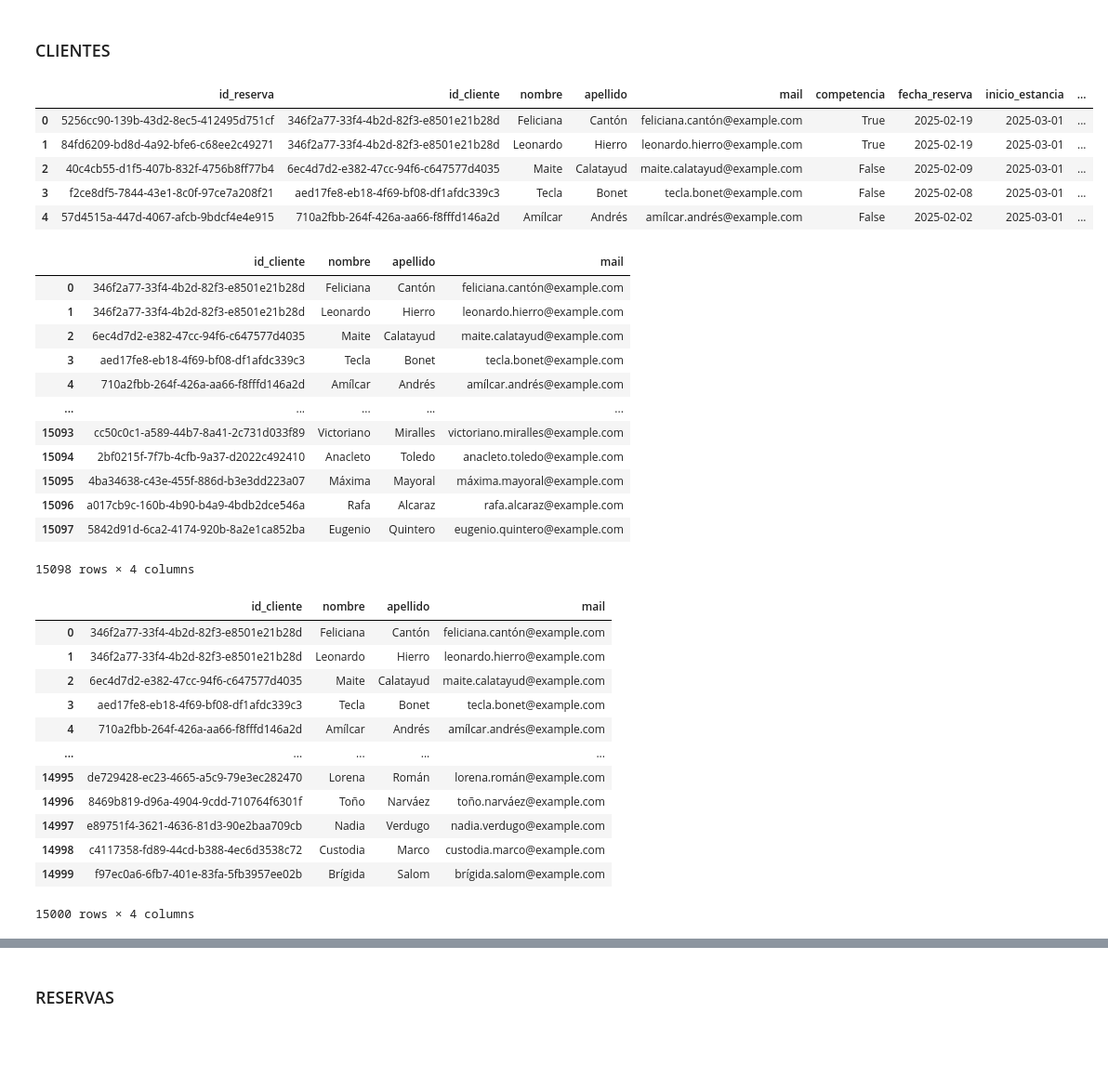
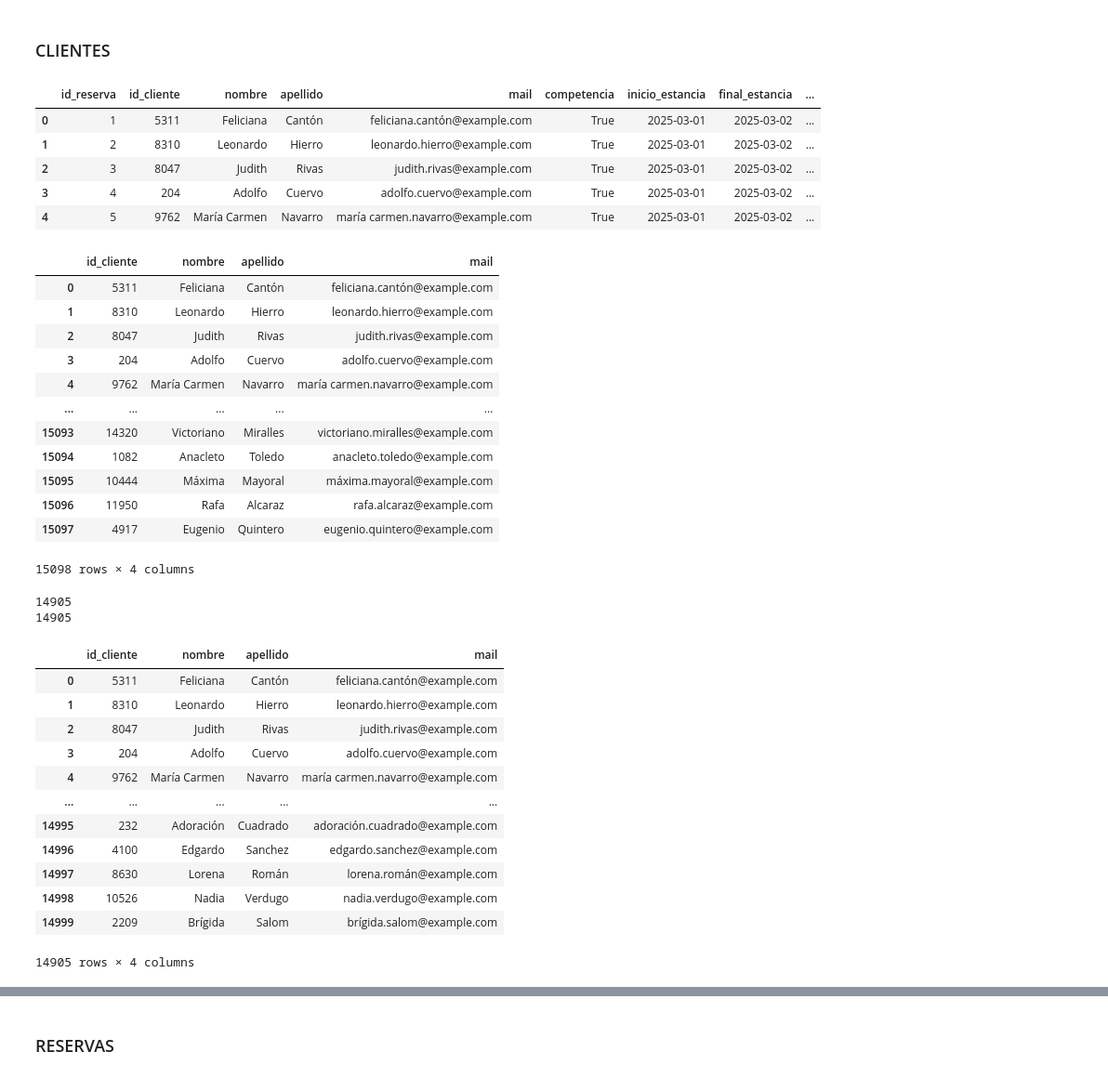
Before and after one commit to Gonzalo8julian/14.PROYECTO_ETL, a Jupyter notebook: jupyters/carga.ipynb, the cells around one changed output, grey strips where cells are left out. Shown: that part at 93% size. Drawn from its saved outputs; the diff is of its cells as text; code cells hidden in the pictures; blank space fills up the shorter version.

```diff
--- a/jupyters/carga.ipynb
+++ b/jupyters/carga.ipynb
@@ -21,6 +21,6 @@ cur.fetchone()
 # %% [markdown]
 ### Ciudad
 # %%
-df = pd.read_parquet("../data/info_hoteles_nuestros.parquet")
-df.head()
+df = pd.read_csv("../data/limpieza_reservas_hoteles.csv")
+df.info()
 # %% [output]
@@ -399,44 +332,51 @@ clientes = pd.read_csv("../data/limpieza_reservas_hoteles.csv")
 # %%
-clientes.head()
+df.head()
 # %% [output]
-|  | id_reserva | id_cliente | nombre | apellido | mail | competencia | fecha_reserva | inicio_estancia | ... |
-| 0 | 5256cc90-139b-43d2-8ec5-412495d751cf | 346f2a77-33f4-4b2d-82f3-e8501e21b28d | Feliciana | Cantón | feliciana.cantón@example.com | True | 2025-02-19 | 2025-03-01 | ... |
-| 1 | 84fd6209-bd8d-4a92-bfe6-c68ee2c49271 | 346f2a77-33f4-4b2d-82f3-e8501e21b28d | Leonardo | Hierro | leonardo.hierro@example.com | True | 2025-02-19 | 2025-03-01 | ... |
-| 2 | 40c4cb55-d1f5-407b-832f-4756b8ff77b4 | 6ec4d7d2-e382-47cc-94f6-c647577d4035 | Maite | Calatayud | maite.calatayud@example.com | False | 2025-02-09 | 2025-03-01 | ... |
-| 3 | f2ce8df5-7844-43e1-8c0f-97ce7a208f21 | aed17fe8-eb18-4f69-bf08-df1afdc339c3 | Tecla | Bonet | tecla.bonet@example.com | False | 2025-02-08 | 2025-03-01 | ... |
-| 4 | 57d4515a-447d-4067-afcb-9bdcf4e4e915 | 710a2fbb-264f-426a-aa66-f8fffd146a2d | Amílcar | Andrés | amílcar.andrés@example.com | False | 2025-02-02 | 2025-03-01 | ... |
+|  | id_reserva | id_cliente | nombre | apellido | mail | competencia | inicio_estancia | final_estancia | ... |
+| 0 | 1 | 5311 | Feliciana | Cantón | feliciana.cantón@example.com | True | 2025-03-01 | 2025-03-02 | ... |
+| 1 | 2 | 8310 | Leonardo | Hierro | leonardo.hierro@example.com | True | 2025-03-01 | 2025-03-02 | ... |
+| 2 | 3 | 8047 | Judith | Rivas | judith.rivas@example.com | True | 2025-03-01 | 2025-03-02 | ... |
+| 3 | 4 | 204 | Adolfo | Cuervo | adolfo.cuervo@example.com | True | 2025-03-01 | 2025-03-02 | ... |
+| 4 | 5 | 9762 | María Carmen | Navarro | maría carmen.navarro@example.com | True | 2025-03-01 | 2025-03-02 | ... |
 # %%
-tabla_clientes = clientes[["id_cliente", "nombre", "apellido", "mail"]]
+tabla_clientes = df[["id_cliente", "nombre","apellido","mail"]]
 tabla_clientes
 # %% [output]
 |  | id_cliente | nombre | apellido | mail |
-| 0 | 346f2a77-33f4-4b2d-82f3-e8501e21b28d | Feliciana | Cantón | feliciana.cantón@example.com |
-| 1 | 346f2a77-33f4-4b2d-82f3-e8501e21b28d | Leonardo | Hierro | leonardo.hierro@example.com |
-| 2 | 6ec4d7d2-e382-47cc-94f6-c647577d4035 | Maite | Calatayud | maite.calatayud@example.com |
-| 3 | aed17fe8-eb18-4f69-bf08-df1afdc339c3 | Tecla | Bonet | tecla.bonet@example.com |
-| 4 | 710a2fbb-264f-426a-aa66-f8fffd146a2d | Amílcar | Andrés | amílcar.andrés@example.com |
+| 0 | 5311 | Feliciana | Cantón | feliciana.cantón@example.com |
+| 1 | 8310 | Leonardo | Hierro | leonardo.hierro@example.com |
+| 2 | 8047 | Judith | Rivas | judith.rivas@example.com |
+| 3 | 204 | Adolfo | Cuervo | adolfo.cuervo@example.com |
+| 4 | 9762 | María Carmen | Navarro | maría carmen.navarro@example.com |
 | ... | ... | ... | ... | ... |
-| 15093 | cc50c0c1-a589-44b7-8a41-2c731d033f89 | Victoriano | Miralles | victoriano.miralles@example.com |
-| 15094 | 2bf0215f-7f7b-4cfb-9a37-d2022c492410 | Anacleto | Toledo | anacleto.toledo@example.com |
-| 15095 | 4ba34638-c43e-455f-886d-b3e3dd223a07 | Máxima | Mayoral | máxima.mayoral@example.com |
-| 15096 | a017cb9c-160b-4b90-b4a9-4bdb2dce546a | Rafa | Alcaraz | rafa.alcaraz@example.com |
-| 15097 | 5842d91d-6ca2-4174-920b-8a2e1ca852ba | Eugenio | Quintero | eugenio.quintero@example.com |
+| 15093 | 14320 | Victoriano | Miralles | victoriano.miralles@example.com |
+| 15094 | 1082 | Anacleto | Toledo | anacleto.toledo@example.com |
+| 15095 | 10444 | Máxima | Mayoral | máxima.mayoral@example.com |
+| 15096 | 11950 | Rafa | Alcaraz | rafa.alcaraz@example.com |
+| 15097 | 4917 | Eugenio | Quintero | eugenio.quintero@example.com |
 15098 rows × 4 columns
+# %%
+#Vemos cuántos valores únicos hay de las columnas id_cliente y mail:
+print(tabla_clientes["id_cliente"].nunique())
+print(tabla_clientes["mail"].nunique())
+# %% [output]
+14905
+14905
 # %%
-#Borramos duplicados
-tabla_clientes = tabla_clientes.drop_duplicates()
+#Eliminamos duplicados en base a id_cliente y mail:
+tabla_clientes = tabla_clientes.drop_duplicates(subset=["id_cliente", "mail"], keep="first")
 tabla_clientes
 # %% [output]
 |  | id_cliente | nombre | apellido | mail |
-| 0 | 346f2a77-33f4-4b2d-82f3-e8501e21b28d | Feliciana | Cantón | feliciana.cantón@example.com |
-| 1 | 346f2a77-33f4-4b2d-82f3-e8501e21b28d | Leonardo | Hierro | leonardo.hierro@example.com |
-| 2 | 6ec4d7d2-e382-47cc-94f6-c647577d4035 | Maite | Calatayud | maite.calatayud@example.com |
-| 3 | aed17fe8-eb18-4f69-bf08-df1afdc339c3 | Tecla | Bonet | tecla.bonet@example.com |
-| 4 | 710a2fbb-264f-426a-aa66-f8fffd146a2d | Amílcar | Andrés | amílcar.andrés@example.com |
+| 0 | 5311 | Feliciana | Cantón | feliciana.cantón@example.com |
+| 1 | 8310 | Leonardo | Hierro | leonardo.hierro@example.com |
+| 2 | 8047 | Judith | Rivas | judith.rivas@example.com |
+| 3 | 204 | Adolfo | Cuervo | adolfo.cuervo@example.com |
+| 4 | 9762 | María Carmen | Navarro | maría carmen.navarro@example.com |
 | ... | ... | ... | ... | ... |
-| 14995 | de729428-ec23-4665-a5c9-79e3ec282470 | Lorena | Román | lorena.román@example.com |
-| 14996 | 8469b819-d96a-4904-9cdd-710764f6301f | Toño | Narváez | toño.narváez@example.com |
-| 14997 | e89751f4-3621-4636-81d3-90e2baa709cb | Nadia | Verdugo | nadia.verdugo@example.com |
-| 14998 | c4117358-fd89-44cd-b388-4ec6d3538c72 | Custodia | Marco | custodia.marco@example.com |
-| 14999 | f97ec0a6-6fb7-401e-83fa-5fb3957ee02b | Brígida | Salom | brígida.salom@example.com |
+| 14995 | 232 | Adoración | Cuadrado | adoración.cuadrado@example.com |
+| 14996 | 4100 | Edgardo | Sanchez | edgardo.sanchez@example.com |
+| 14997 | 8630 | Lorena | Román | lorena.román@example.com |
+| 14998 | 10526 | Nadia | Verdugo | nadia.verdugo@example.com |
+| 14999 | 2209 | Brígida | Salom | brígida.salom@example.com |
-15000 rows × 4 columns
+14905 rows × 4 columns
```
Also changed, not shown: parts of 39 cells of this notebook, 4 other files.
